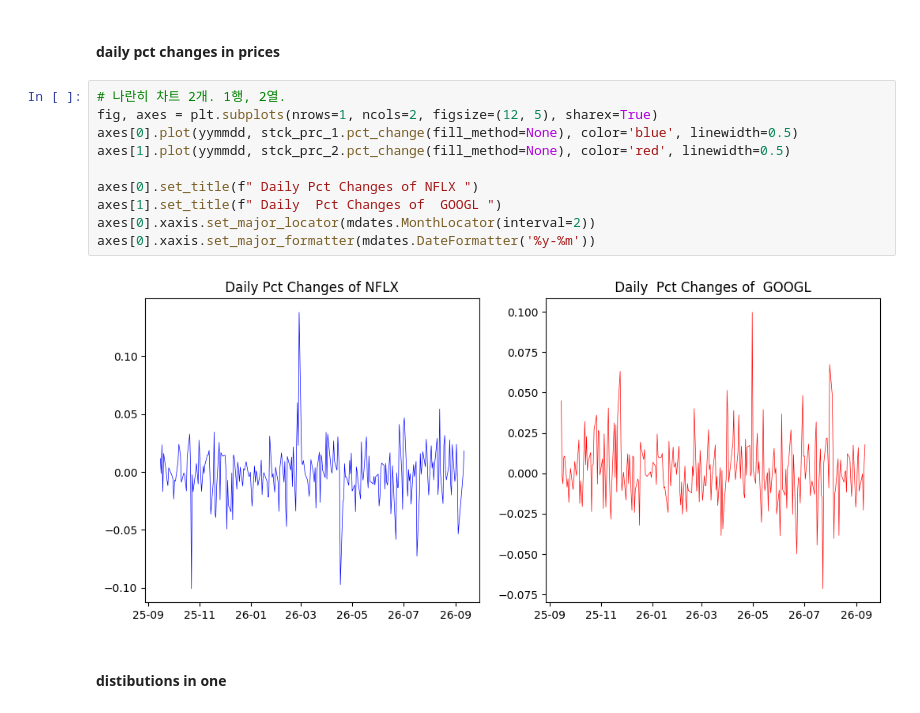
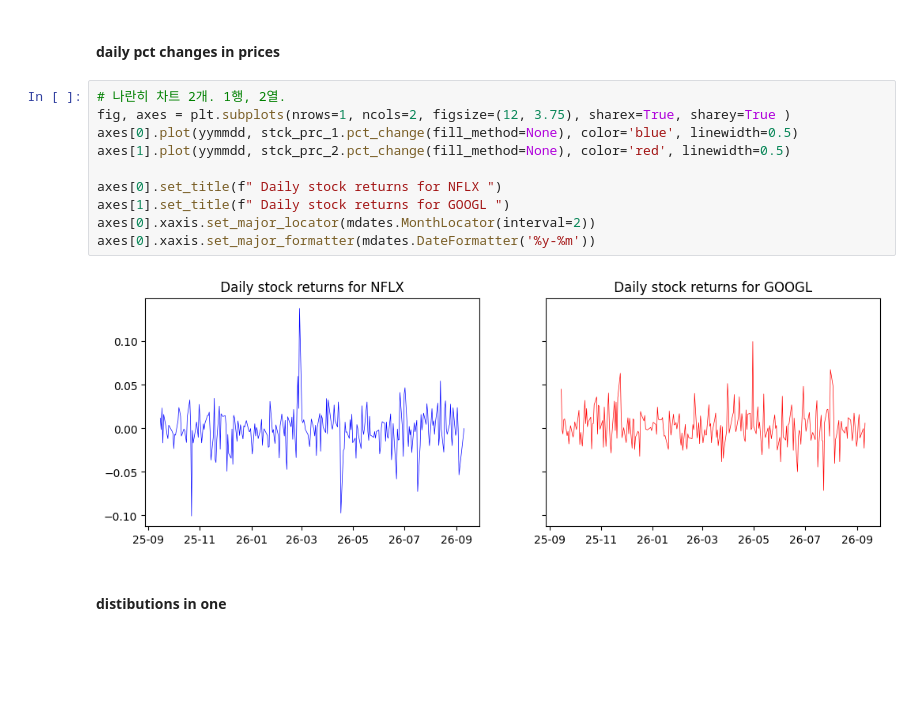
Before and after one commit to bahn28/salad, a Jupyter notebook: az_nyse_001.ipynb, the cells around one changed output. Saved outputs shown, nothing was run; the diff lists cells and outputs as text; blank space fills up the shorter version.

```diff
--- a/az_nyse_001.ipynb
+++ b/az_nyse_001.ipynb
@@ -207,16 +208,16 @@ daily prices
 #### daily pct changes in prices
 # %%
 # 나란히 차트 2개. 1행, 2열.
-fig, axes = plt.subplots(nrows=1, ncols=2, figsize=(12, 5), sharex=True)
+fig, axes = plt.subplots(nrows=1, ncols=2, figsize=(12, 3.75), sharex=True, sharey=True )
 axes[0].plot(yymmdd, stck_prc_1.pct_change(fill_method=None), color='blue', linewidth=0.5)
 axes[1].plot(yymmdd, stck_prc_2.pct_change(fill_method=None), color='red', linewidth=0.5)
 
-axes[0].set_title(f" Daily Pct Changes of NFLX ")
-axes[1].set_title(f" Daily  Pct Changes of  GOOGL ")
+axes[0].set_title(f" Daily stock returns for NFLX ")
+axes[1].set_title(f" Daily stock returns for GOOGL ")
 axes[0].xaxis.set_major_locator(mdates.MonthLocator(interval=2))
 axes[0].xaxis.set_major_formatter(mdates.DateFormatter('%y-%m'))
 # %% [output]
-[figure, old version]
+[figure, new version]
 # %% [markdown]
 #### distibutions in one
 # %%
```
Also changed, not shown: parts of 4 cells of this notebook.
